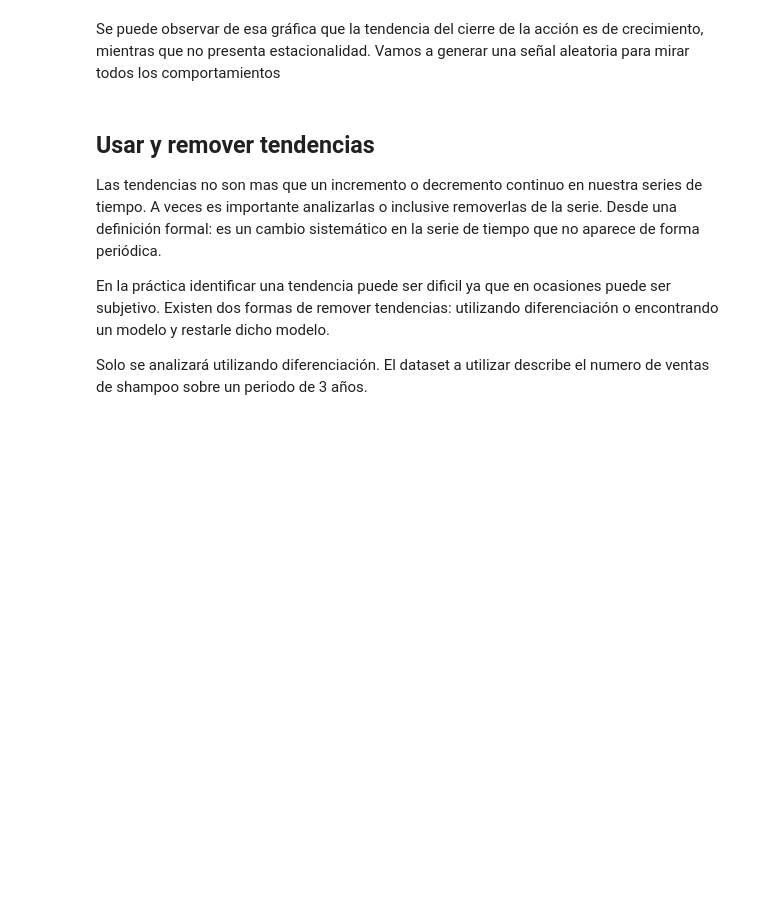
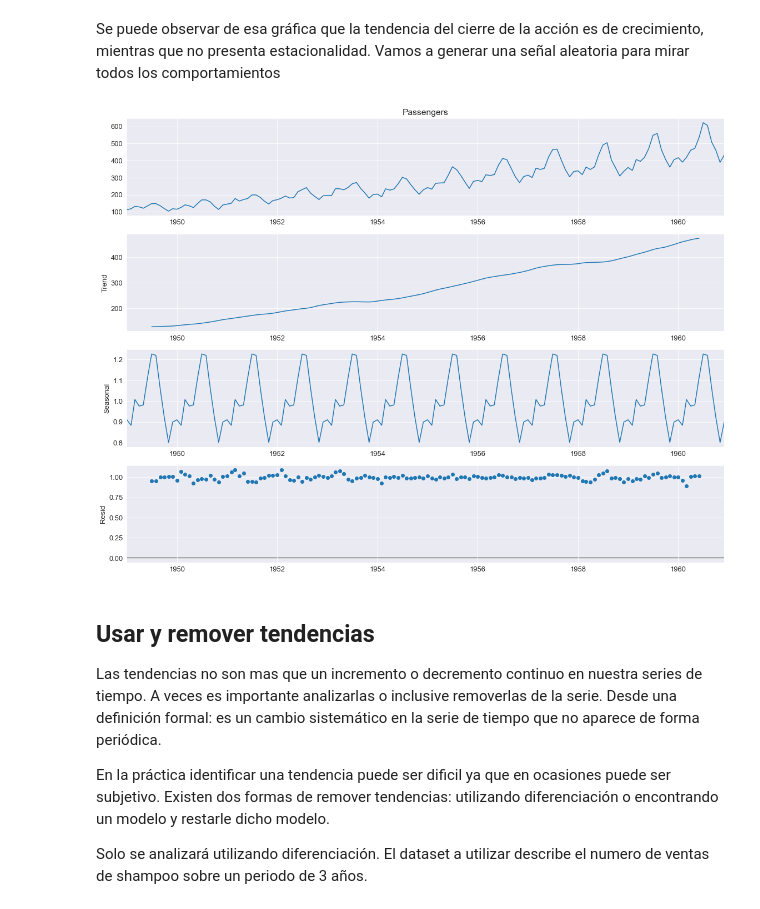
Before and after one commit to sruap1214/EC_Finance, a Jupyter notebook: Notebooks/06_SeriesdeTiempo.ipynb, the cells around one changed output. Drawn from its saved outputs; the diff is of its cells as text; code cells hidden in the pictures; blank space fills up the shorter version.

Commit message:
Correction of Time series notebook

```diff
--- a/Notebooks/06_SeriesdeTiempo.ipynb
+++ b/Notebooks/06_SeriesdeTiempo.ipynb
@@ -280,13 +406,17 @@ Se puede observar de esa gráfica que la tendencia del cierre de la acción es d
 # %%
 # multiplicative decompose time series
 from pandas import read_csv
 from matplotlib import pyplot
 from statsmodels.tsa.seasonal import seasonal_decompose
-series = read_csv('./data/airline-passengers.csv', header=0, index_col=0, parse_dates=True,
-squeeze=True)
+series = read_csv('./data/airline-passengers.csv',
+                  header = 0,
+                  index_col = 0,
+                  parse_dates = True).squeeze("columns")
 result = seasonal_decompose(series, model='multiplicativ')
 result.plot()
 pyplot.show()
+# %% [output]
+[figure, added]
 # %%
 import matplotlib.pyplot as plt
 import pandas as pd
```
Also changed, not shown: parts of 55 cells of this notebook, 5 other files.
